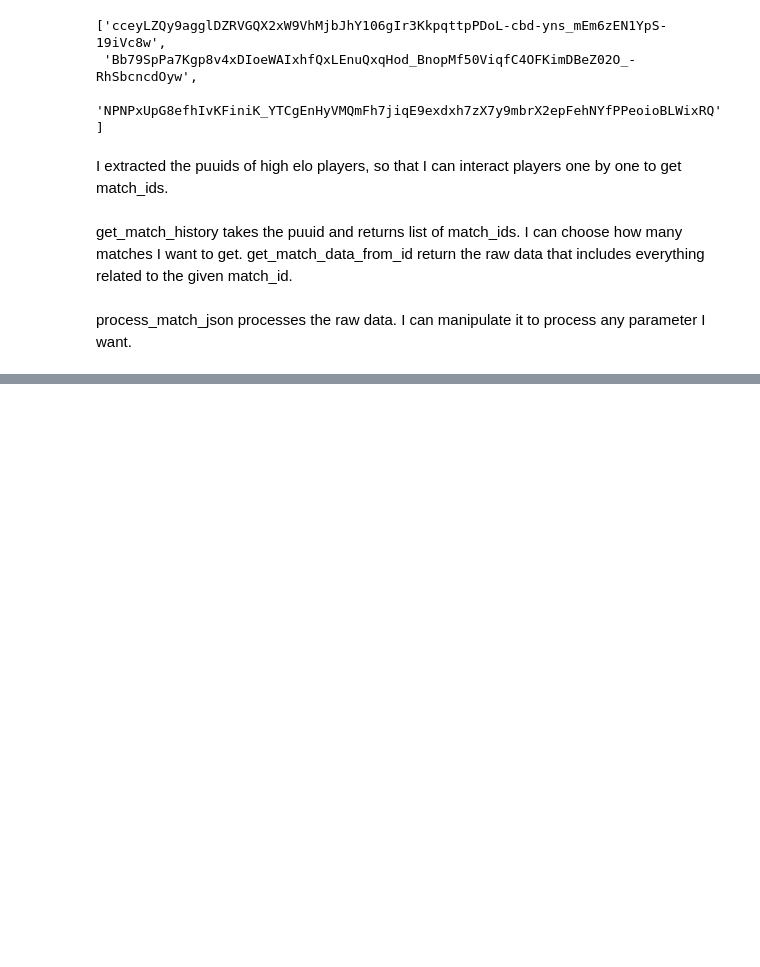
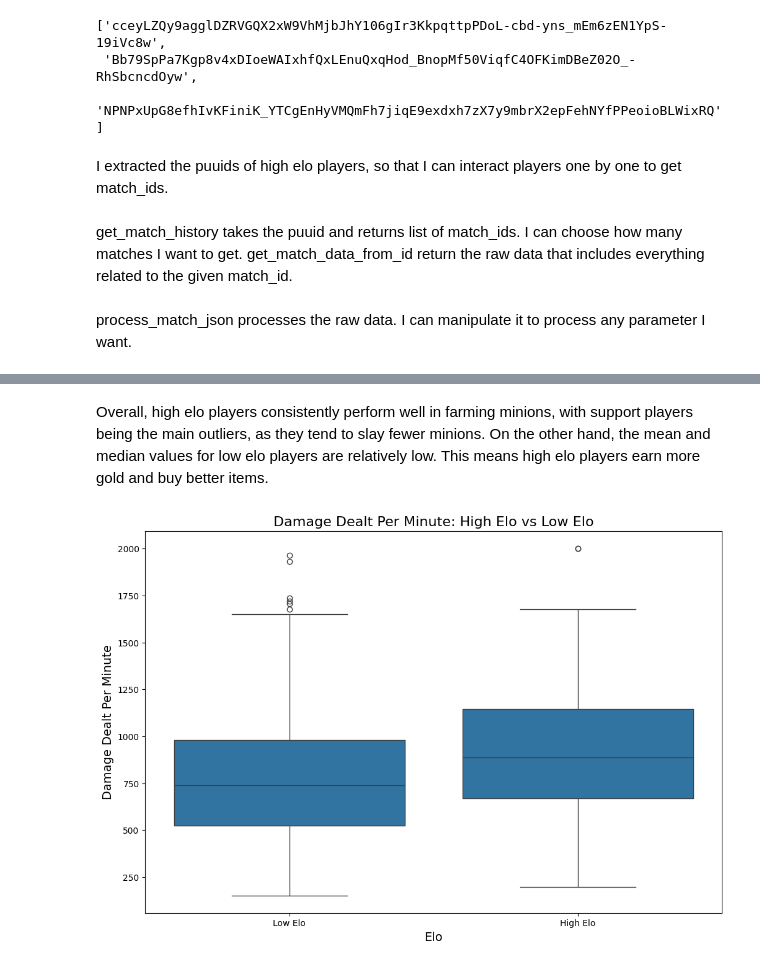
Before and after one commit to umutolcer/DSA210-Term-Project, a Jupyter notebook: main.ipynb, the cells around one changed output, grey strips where cells are left out. Saved outputs shown, nothing was run; the diff lists cells and outputs as text; code cells hidden in the pictures; blank space fills up the shorter version.

```diff
--- a/main.ipynb
+++ b/main.ipynb
@@ -174,0 +224,16 @@ I also added my own match data to make it more interesting.
+# %% [markdown]
+Overall, high elo players consistently perform well in farming minions, with support players being the main outliers, as they tend to slay fewer minions. On the other hand, the mean and median values for low elo players are relatively low. This means high elo players earn more gold and buy better items.
+# %%
+low_elo_df['elo'] = 'Low Elo'
+high_elo_df['elo'] = 'High Elo'
+combined_df = pd.concat([low_elo_df[['damageDealtPerMinute', 'elo']],
+                         high_elo_df[['damageDealtPerMinute', 'elo']]])
+plt.figure(figsize=(12, 8))
+sns.boxplot(x='elo', y='damageDealtPerMinute', data=combined_df)
+plt.title('Damage Dealt Per Minute: High Elo vs Low Elo', fontsize=16)
+plt.xlabel('Elo', fontsize=14)
+plt.ylabel('Damage Dealt Per Minute', fontsize=14)
+
+plt.show()
+# %% [output]
+[figure, added]
```
Also changed, not shown: parts of 16 cells of this notebook.
